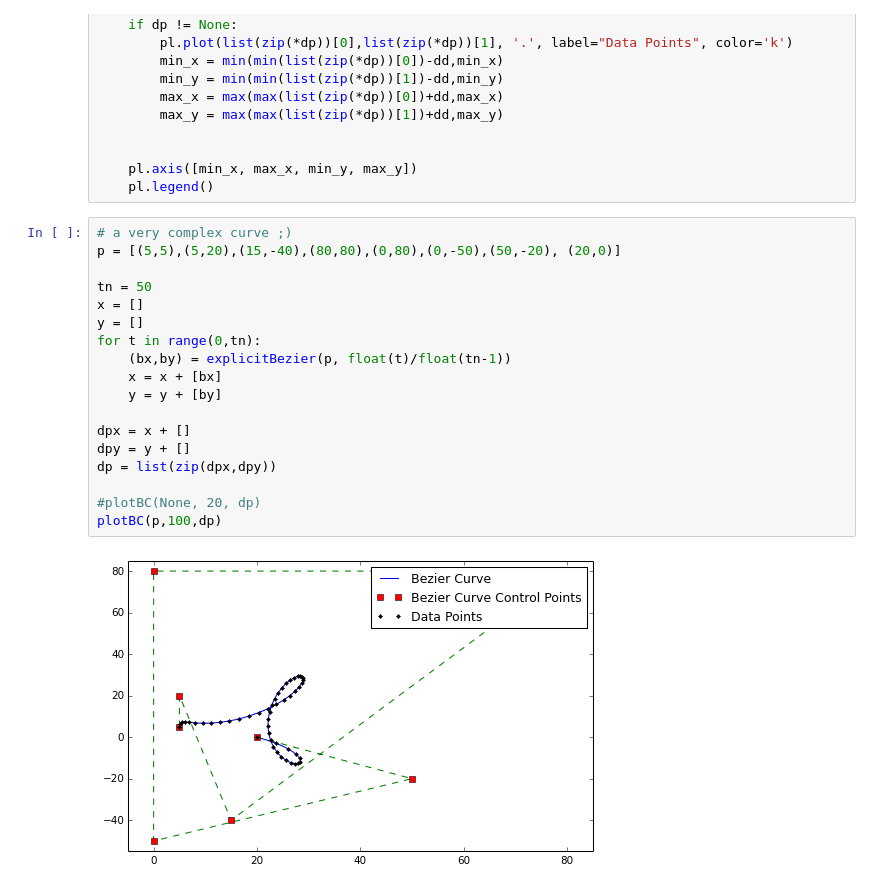
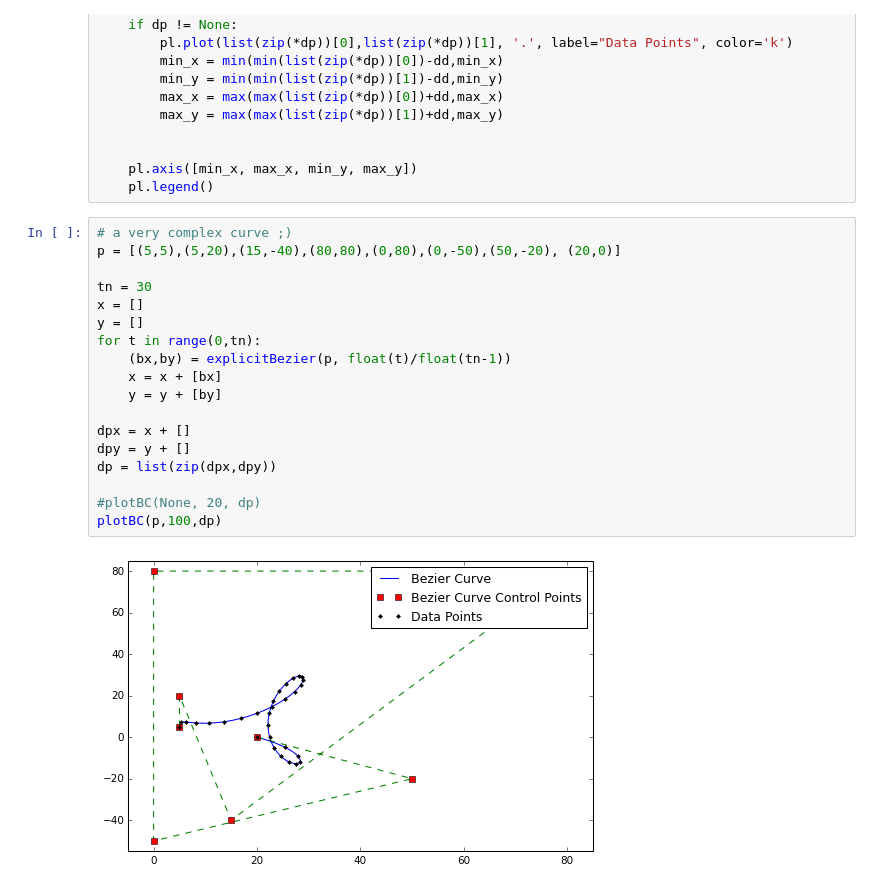
Before and after one commit to AllanHasegawa/pdebc, a Jupyter notebook: samples/bezier_fitting/notebook/pypde_t01.ipynb, the cells around one changed output. Drawn from its saved outputs; the diff is of its cells as text.

```diff
--- a/samples/bezier_fitting/notebook/pypde_t01.ipynb
+++ b/samples/bezier_fitting/notebook/pypde_t01.ipynb
@@ -91,23 +92,23 @@ def plotBC(ps=None, tn=0, dp=None, pop=None):
 # %%
 # a very complex curve ;)
 p = [(5,5),(5,20),(15,-40),(80,80),(0,80),(0,-50),(50,-20), (20,0)]
 
-tn = 50
+tn = 30
 x = []
 y = []
 for t in range(0,tn):
     (bx,by) = explicitBezier(p, float(t)/float(tn-1))
     x = x + [bx]
     y = y + [by]
 
 dpx = x + []
 dpy = y + []
 dp = list(zip(dpx,dpy))
 
 #plotBC(None, 20, dp)
 plotBC(p,100,dp)
 # %% [output]
-[figure, old version]
+[figure, new version]
 # %%
 
 # I generated a bit of noise in the input signal (p)
```
Also changed, not shown: parts of 5 cells of this notebook, 9 other files.
